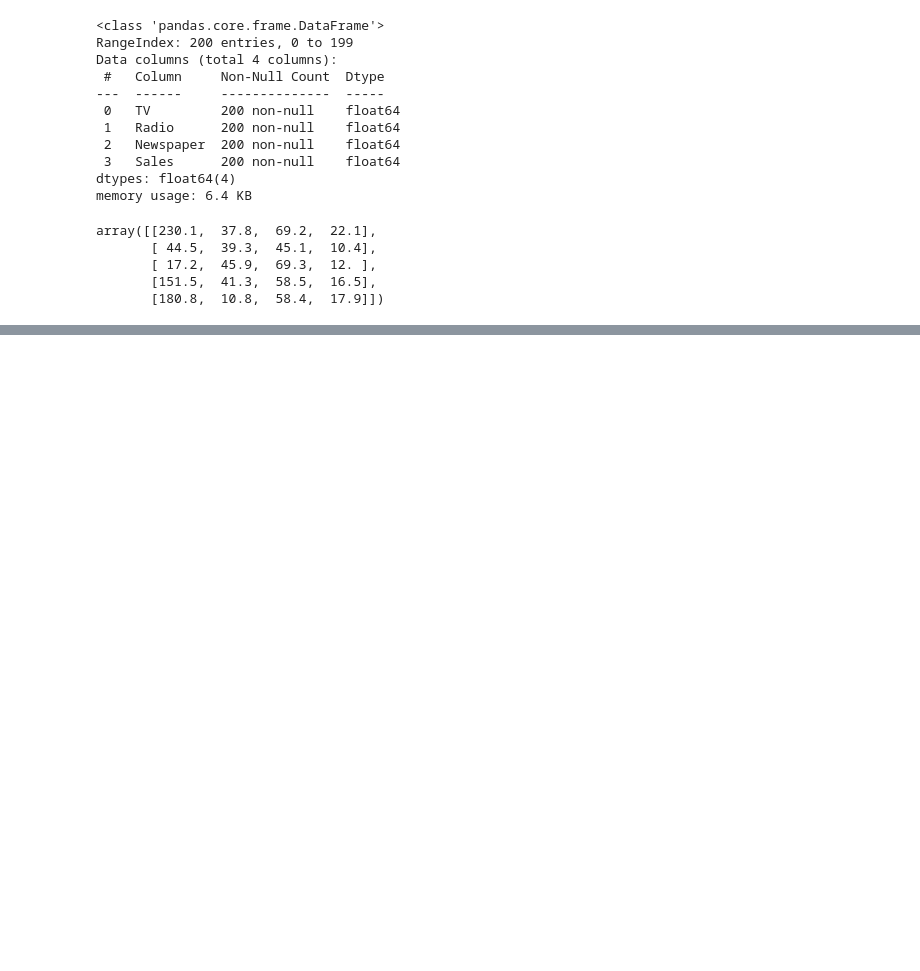
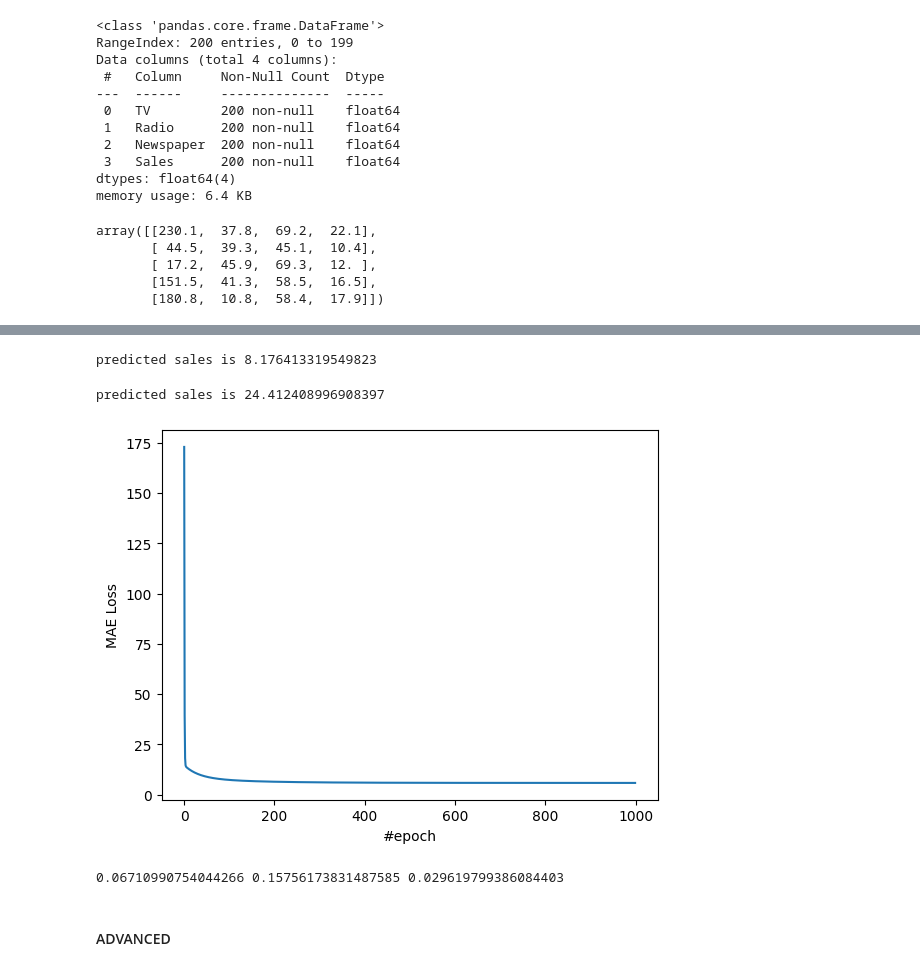
Before and after one commit to TruomghocAI/AIO-Exercise, a Jupyter notebook: Module 4/M04W01/week1.ipynb, the cells around one changed output, grey strips where cells are left out. Drawn from its saved outputs; the diff is of its cells as text; code cells hidden in the pictures; blank space fills up the shorter version.

```diff
--- a/Module 4/M04W01/week1.ipynb
+++ b/Module 4/M04W01/week1.ipynb
@@ -36,0 +191,20 @@ array([[230.1,  37.8,  69.2,  22.1],
+# %%
+tv = 19.2
+radio = 35.9
+newspaper = 51.3
+
+X,y = prepare_data('advertising.csv')
+(w1,w2,w3,b, losses) = linear_regression(X,y)
+sales = predict(tv, radio, newspaper, w1, w2, w3, b)
+print(f'predicted sales is {sales}')
+# %% [output]
+predicted sales is 8.176413319549823
+# %%
+tv = 230.1
+radio = 37.8
+newspaper = 69.2
+
+sales = predict(tv, radio, newspaper, w1, w2, w3, b)
+print(f'predicted sales is {sales}')
+# %% [output]
+predicted sales is 24.412408996908397
@@ -36,0 +257,18 @@ array([[230.1,  37.8,  69.2,  22.1],
+# %%
+X,y = prepare_data('advertising.csv')
+(w1,w2,w3,b, losses) = linear_regression_nsamples(X,y,1000)
+plt.plot(losses)
+plt.xlabel("#epoch")
+plt.ylabel("MAE Loss")
+plt.show()
+# %% [output]
+[figure, added]
+# %%
+#Question 11:
+X,y = prepare_data('advertising.csv')
+(w1,w2,w3,b, losses) = linear_regression_nsamples(X,y,1000)
+print(w1,w2,w3)
+# %% [output]
+0.06710990754044266 0.15756173831487585 0.029619799386084403
+# %% [markdown]
+#### ADVANCED
```
Also changed, not shown: parts of 35 cells of this notebook, 15 other files.
